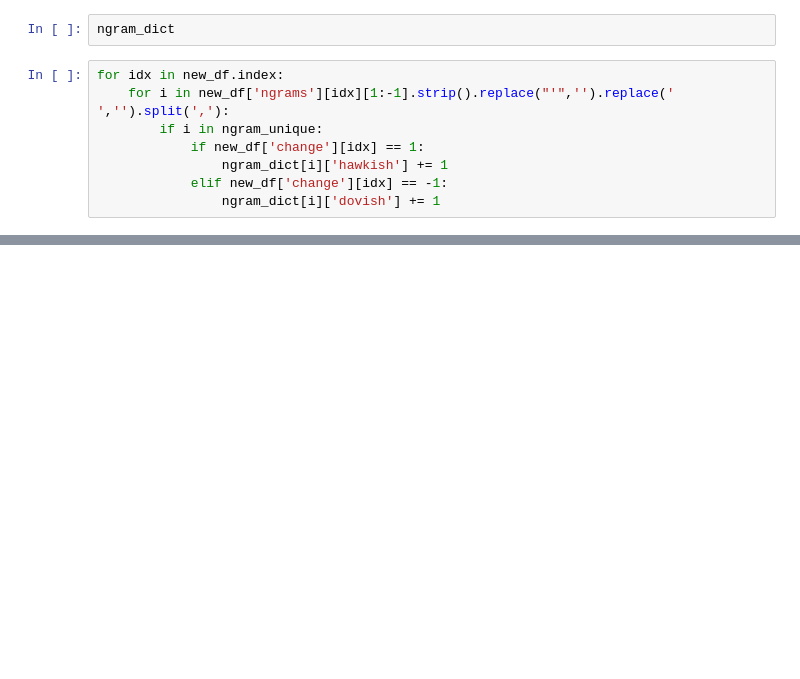
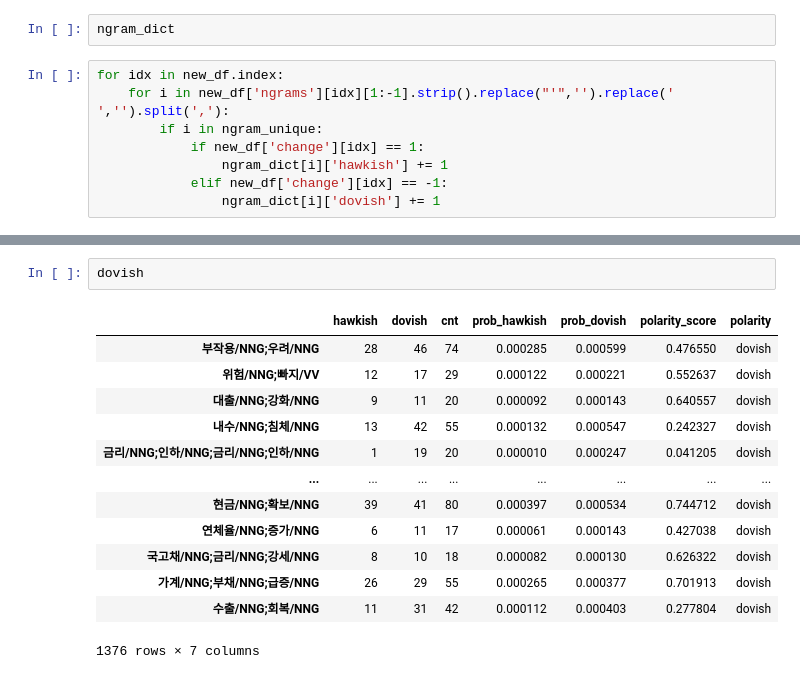
Before and after one commit to sesac-finance/BOK_TEAM_5, a Jupyter notebook: 02_Src/n_gram.ipynb, the cells around one changed output, grey strips where cells are left out. Cells and saved outputs as stored; diff of their text form; blank space fills up the shorter version.

```diff
--- a/02_Src/n_gram.ipynb
+++ b/02_Src/n_gram.ipynb
@@ -140,0 +248,16 @@ ngram_dict
+# %%
+dovish
+# %% [output]
+|  | hawkish | dovish | cnt | prob_hawkish | prob_dovish | polarity_score | polarity |
+| 부작용/NNG;우려/NNG | 28 | 46 | 74 | 0.000285 | 0.000599 | 0.476550 | dovish |
+| 위험/NNG;빠지/VV | 12 | 17 | 29 | 0.000122 | 0.000221 | 0.552637 | dovish |
+| 대출/NNG;강화/NNG | 9 | 11 | 20 | 0.000092 | 0.000143 | 0.640557 | dovish |
+| 내수/NNG;침체/NNG | 13 | 42 | 55 | 0.000132 | 0.000547 | 0.242327 | dovish |
+| 금리/NNG;인하/NNG;금리/NNG;인하/NNG | 1 | 19 | 20 | 0.000010 | 0.000247 | 0.041205 | dovish |
+| ... | ... | ... | ... | ... | ... | ... | ... |
+| 현금/NNG;확보/NNG | 39 | 41 | 80 | 0.000397 | 0.000534 | 0.744712 | dovish |
+| 연체율/NNG;증가/NNG | 6 | 11 | 17 | 0.000061 | 0.000143 | 0.427038 | dovish |
+| 국고채/NNG;금리/NNG;강세/NNG | 8 | 10 | 18 | 0.000082 | 0.000130 | 0.626322 | dovish |
+| 가계/NNG;부채/NNG;급증/NNG | 26 | 29 | 55 | 0.000265 | 0.000377 | 0.701913 | dovish |
+| 수출/NNG;회복/NNG | 11 | 31 | 42 | 0.000112 | 0.000403 | 0.277804 | dovish |
+1376 rows × 7 columns
```
Also changed, not shown: parts of 10 cells of this notebook.
